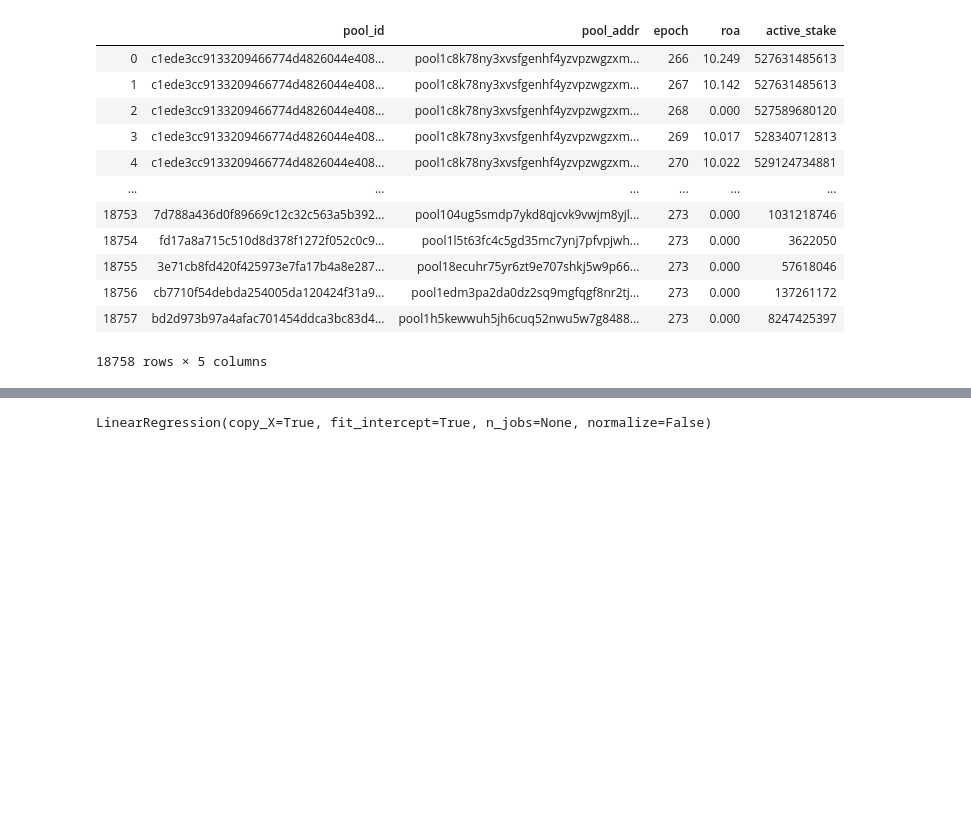
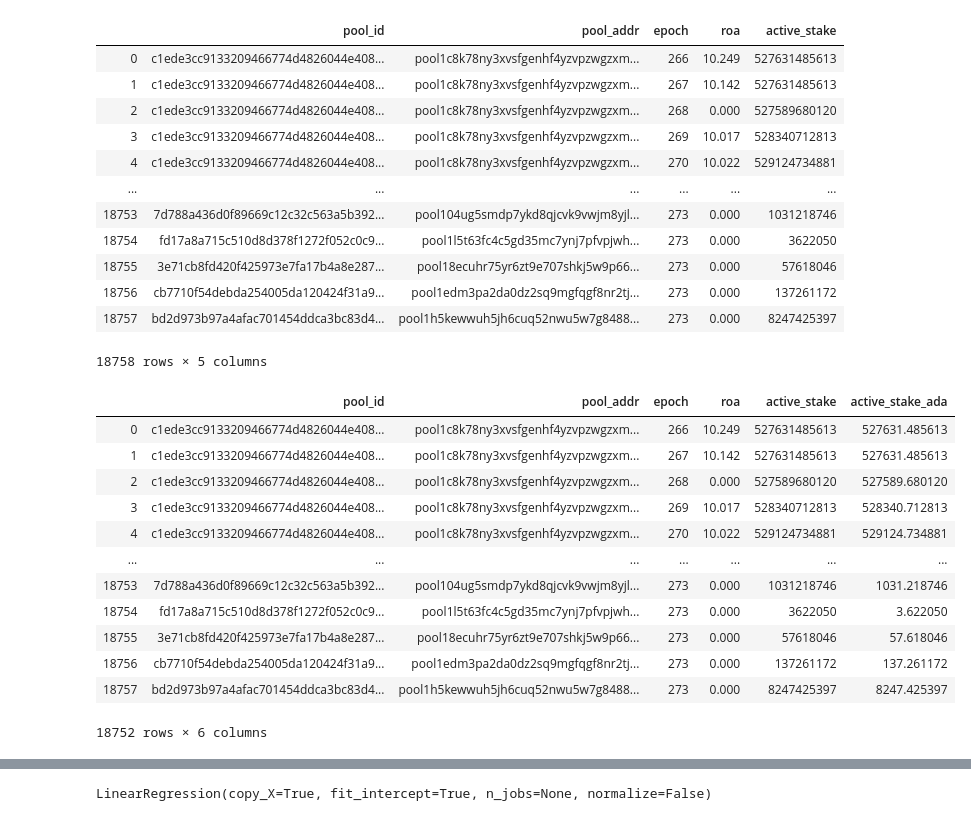
Before and after one commit to armada-alliance/rewards, a Jupyter notebook: Regression Analysis.ipynb, the cells around one changed output, grey strips where cells are left out. Cells and saved outputs as stored; diff of their text form; code cells hidden in the pictures; blank space fills up the shorter version.

```diff
--- a/Regression Analysis.ipynb
+++ b/Regression Analysis.ipynb
@@ -46 +44,19 @@ pool_history_df =  pool_history_df.dropna()
+# %%
+pool_history_df =  pool_history_df.dropna()
+pool_history_df['active_stake_ada'] = pool_history_df.iloc[:,4].values / 1000000
+pool_history_df
+# %% [output]
+|  | pool_id | pool_addr | epoch | roa | active_stake | active_stake_ada |
+| 0 | c1ede3cc9133209466774d4826044e408... | pool1c8k78ny3xvsfgenhf4yzvpzwgzxm... | 266 | 10.249 | 527631485613 | 527631.485613 |
+| 1 | c1ede3cc9133209466774d4826044e408... | pool1c8k78ny3xvsfgenhf4yzvpzwgzxm... | 267 | 10.142 | 527631485613 | 527631.485613 |
+| 2 | c1ede3cc9133209466774d4826044e408... | pool1c8k78ny3xvsfgenhf4yzvpzwgzxm... | 268 | 0.000 | 527589680120 | 527589.680120 |
+| 3 | c1ede3cc9133209466774d4826044e408... | pool1c8k78ny3xvsfgenhf4yzvpzwgzxm... | 269 | 10.017 | 528340712813 | 528340.712813 |
+| 4 | c1ede3cc9133209466774d4826044e408... | pool1c8k78ny3xvsfgenhf4yzvpzwgzxm... | 270 | 10.022 | 529124734881 | 529124.734881 |
+| ... | ... | ... | ... | ... | ... | ... |
+| 18753 | 7d788a436d0f89669c12c32c563a5b392... | pool104ug5smdp7ykd8qjcvk9vwjm8yjl... | 273 | 0.000 | 1031218746 | 1031.218746 |
+| 18754 | fd17a8a715c510d8d378f1272f052c0c9... | pool1l5t63fc4c5gd35mc7ynj7pfvpjwh... | 273 | 0.000 | 3622050 | 3.622050 |
+| 18755 | 3e71cb8fd420f425973e7fa17b4a8e287... | pool18ecuhr75yr6zt9e707shkj5w9p66... | 273 | 0.000 | 57618046 | 57.618046 |
+| 18756 | cb7710f54debda254005da120424f31a9... | pool1edm3pa2da0dz2sq9mgfqgf8nr2tj... | 273 | 0.000 | 137261172 | 137.261172 |
+| 18757 | bd2d973b97a4afac701454ddca3bc83d4... | pool1h5kewwuh5jh6cuq52nwu5w7g8488... | 273 | 0.000 | 8247425397 | 8247.425397 |
+18752 rows × 6 columns
 # %%
```
Also changed, not shown: parts of 10 cells of this notebook.
